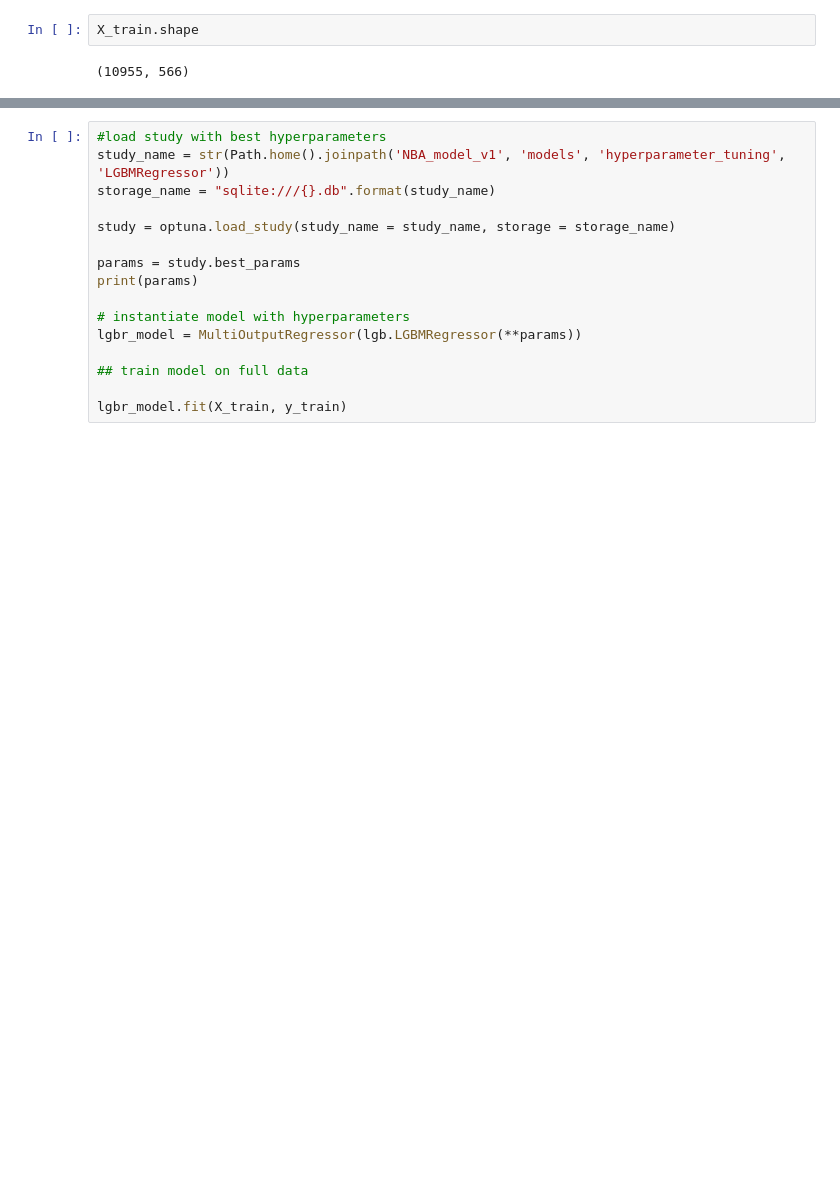
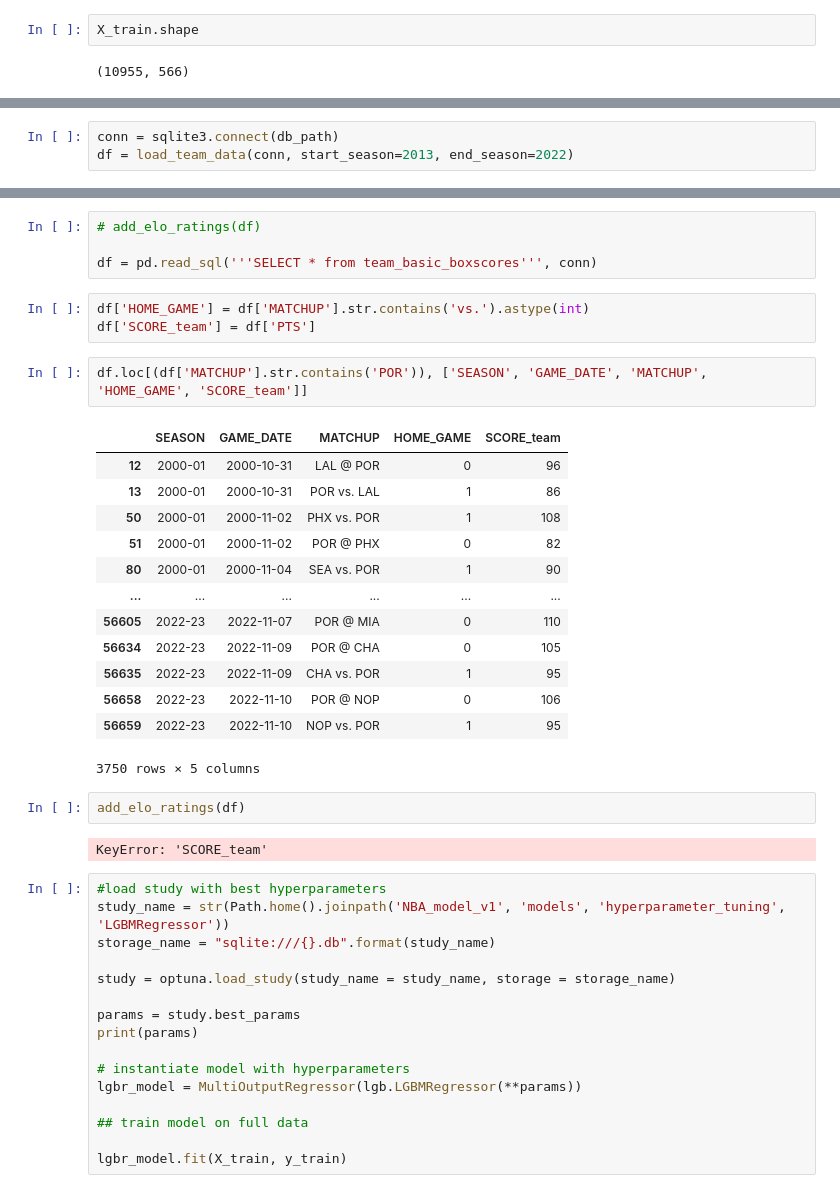
Before and after one commit to jnish23/NBA_Model_V2, a Jupyter notebook: notebooks/RegressionModelToProduction.ipynb, the cells around one changed output, grey strips where cells are left out. Cells and saved outputs as stored; diff of their text form; blank space fills up the shorter version.

```diff
--- a/notebooks/RegressionModelToProduction.ipynb
+++ b/notebooks/RegressionModelToProduction.ipynb
@@ -121,0 +136,3 @@ X_train.shape
+# %%
+conn = sqlite3.connect(db_path)
+df = load_team_data(conn, start_season=2013, end_season=2022)
@@ -122,3 +153,30 @@ X_train.shape
+# %%
+# add_elo_ratings(df)
+
+df = pd.read_sql('''SELECT * from team_basic_boxscores''', conn)
+# %%
+df['HOME_GAME'] = df['MATCHUP'].str.contains('vs.').astype(int)
+df['SCORE_team'] = df['PTS']
+# %%
+df.loc[(df['MATCHUP'].str.contains('POR')), ['SEASON', 'GAME_DATE', 'MATCHUP', 'HOME_GAME', 'SCORE_team']]
+# %% [output]
+|  | SEASON | GAME_DATE | MATCHUP | HOME_GAME | SCORE_team |
+| 12 | 2000-01 | 2000-10-31 | LAL @ POR | 0 | 96 |
+| 13 | 2000-01 | 2000-10-31 | POR vs. LAL | 1 | 86 |
+| 50 | 2000-01 | 2000-11-02 | PHX vs. POR | 1 | 108 |
+| 51 | 2000-01 | 2000-11-02 | POR @ PHX | 0 | 82 |
+| 80 | 2000-01 | 2000-11-04 | SEA vs. POR | 1 | 90 |
+| ... | ... | ... | ... | ... | ... |
+| 56605 | 2022-23 | 2022-11-07 | POR @ MIA | 0 | 110 |
+| 56634 | 2022-23 | 2022-11-09 | POR @ CHA | 0 | 105 |
+| 56635 | 2022-23 | 2022-11-09 | CHA vs. POR | 1 | 95 |
+| 56658 | 2022-23 | 2022-11-10 | POR @ NOP | 0 | 106 |
+| 56659 | 2022-23 | 2022-11-10 | NOP vs. POR | 1 | 95 |
+3750 rows × 5 columns
+# %%
+add_elo_ratings(df)
+# %% [output]
+KeyError: 'SCORE_team'
 # %%
 #load study with best hyperparameters
 study_name = str(Path.home().joinpath('NBA_model_v1', 'models', 'hyperparameter_tuning', 'LGBMRegressor'))
```
Also changed, not shown: parts of 8 cells of this notebook, 8 other files.
